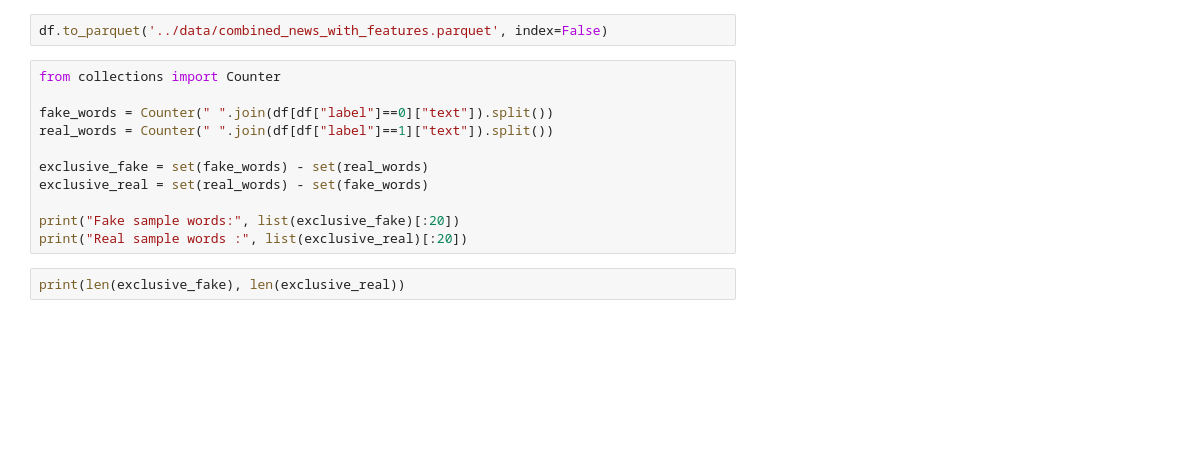
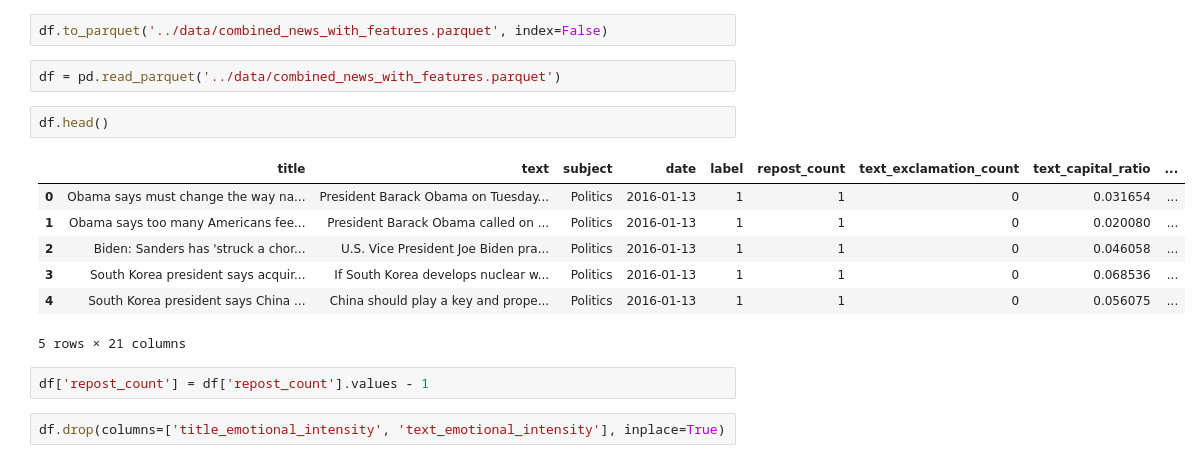
Before and after one commit to OtoSamada/DABN14_Project_1, a Jupyter notebook: notebooks/data_preprocess.ipynb, the cells around one changed output. Cells and saved outputs as stored; diff of their text form; blank space fills up the shorter version.

Commit message:
Refactor: data preprocessing and remove large artifacts

```diff
--- a/notebooks/data_preprocess.ipynb
+++ b/notebooks/data_preprocess.ipynb
@@ -221,16 +221,19 @@ print(df[df['label']==1][feature_cols].mean())
 df.head()
 # %%
 df.to_parquet('../data/combined_news_with_features.parquet', index=False)
-# %%
-from collections import Counter
-
-fake_words = Counter(" ".join(df[df["label"]==0]["text"]).split())
-real_words = Counter(" ".join(df[df["label"]==1]["text"]).split())
-
-exclusive_fake = set(fake_words) - set(real_words)
-exclusive_real = set(real_words) - set(fake_words)
-
-print("Fake sample words:", list(exclusive_fake)[:20])
-print("Real sample words :", list(exclusive_real)[:20])
-# %%
-print(len(exclusive_fake), len(exclusive_real))
+# %%
+df = pd.read_parquet('../data/combined_news_with_features.parquet')
+# %%
+df.head()
+# %% [output]
+|  | title | text | subject | date | label | repost_count | text_exclamation_count | text_capital_ratio | ... |
+| 0 | Obama says must change the way na... | President Barack Obama on Tuesday... | Politics | 2016-01-13 | 1 | 1 | 0 | 0.031654 | ... |
+| 1 | Obama says too many Americans fee... | President Barack Obama called on ... | Politics | 2016-01-13 | 1 | 1 | 0 | 0.020080 | ... |
+| 2 | Biden: Sanders has 'struck a chor... | U.S. Vice President Joe Biden pra... | Politics | 2016-01-13 | 1 | 1 | 0 | 0.046058 | ... |
+| 3 | South Korea president says acquir... | If South Korea develops nuclear w... | Politics | 2016-01-13 | 1 | 1 | 0 | 0.068536 | ... |
+| 4 | South Korea president says China ... | China should play a key and prope... | Politics | 2016-01-13 | 1 | 1 | 0 | 0.056075 | ... |
+5 rows × 21 columns
+# %%
+df['repost_count'] = df['repost_count'].values - 1
+# %%
+df.drop(columns=['title_emotional_intensity', 'text_emotional_intensity'], inplace=True)
```
Also changed, not shown: parts of 10 cells of this notebook, 14 other files.
